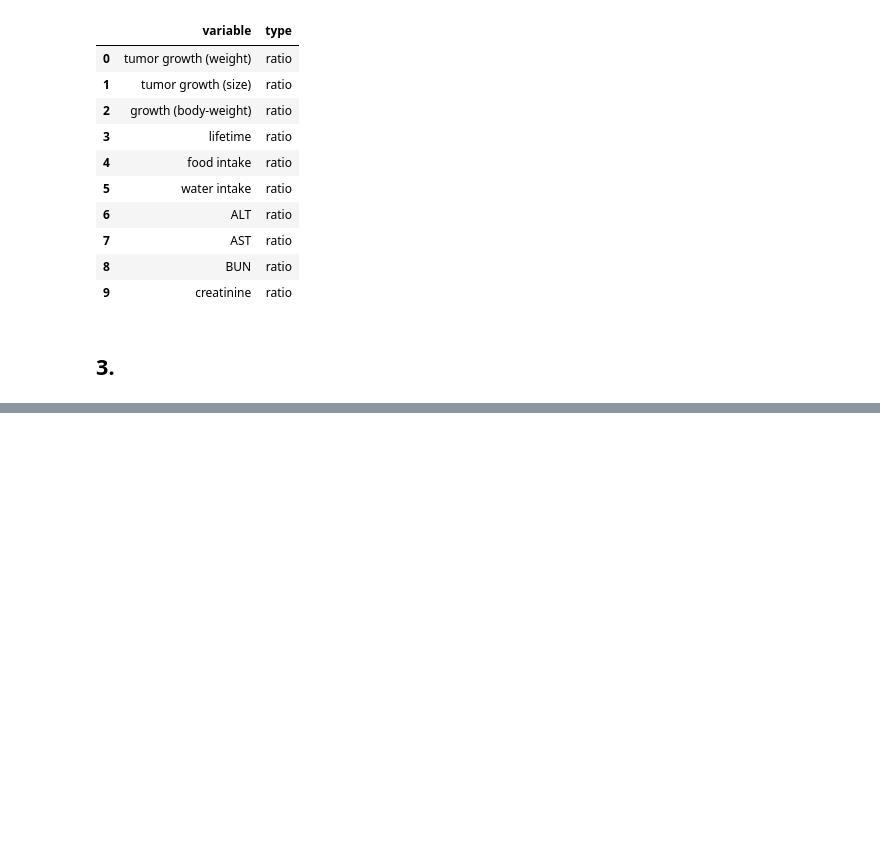
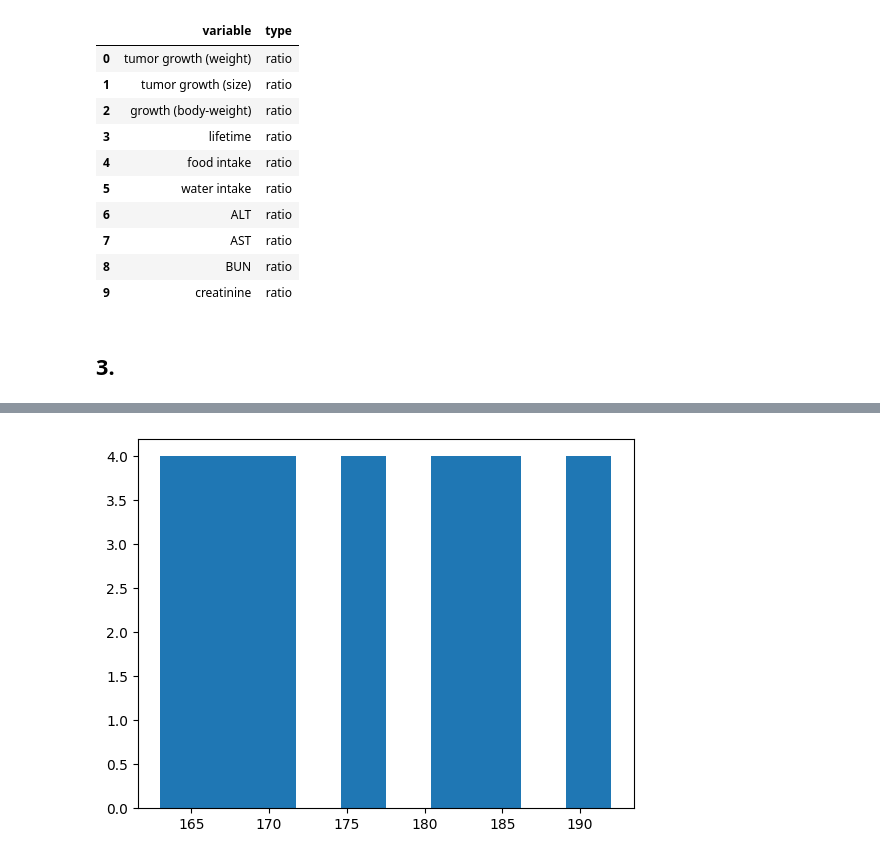
Before and after one commit to konstanyman/E2, a Jupyter notebook: e2-notebook.ipynb, the cells around one changed output, grey strips where cells are left out. Saved outputs shown, nothing was run; the diff lists cells and outputs as text; code cells hidden in the pictures; blank space fills up the shorter version.

```diff
--- a/e2-notebook.ipynb
+++ b/e2-notebook.ipynb
@@ -249,0 +262,14 @@ dtype: int64
+# %%
+# check normality for other dataset
+
+h2 = (170, 170, 170, 170,
+      192, 192, 192, 192,
+      184, 184, 184, 184,
+      168, 168, 168, 168,
+      176, 176, 176, 176,
+      181, 181, 181, 181,
+      163, 163, 163, 163)
+
+# shapiro-wilk test for data (alpha level = 0.05)
+
+norm_shap(0.05, h2)
@@ -249,0 +299,7 @@ dtype: int64
+# %%
+# histogram for first dataset
+
+plt.hist(h2)
+plt.show()
+# %% [output]
+[figure, added]
```
Also changed, not shown: parts of 17 cells of this notebook, 1 other file.
